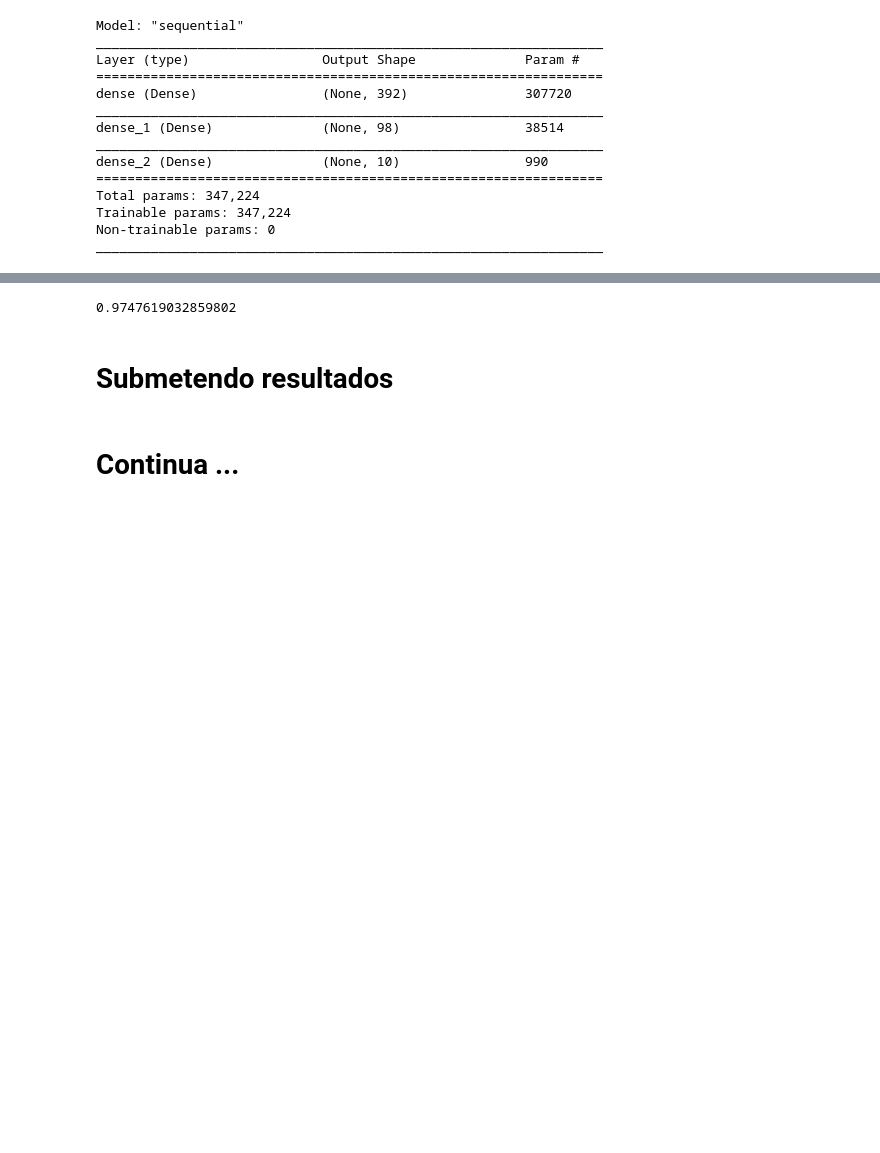
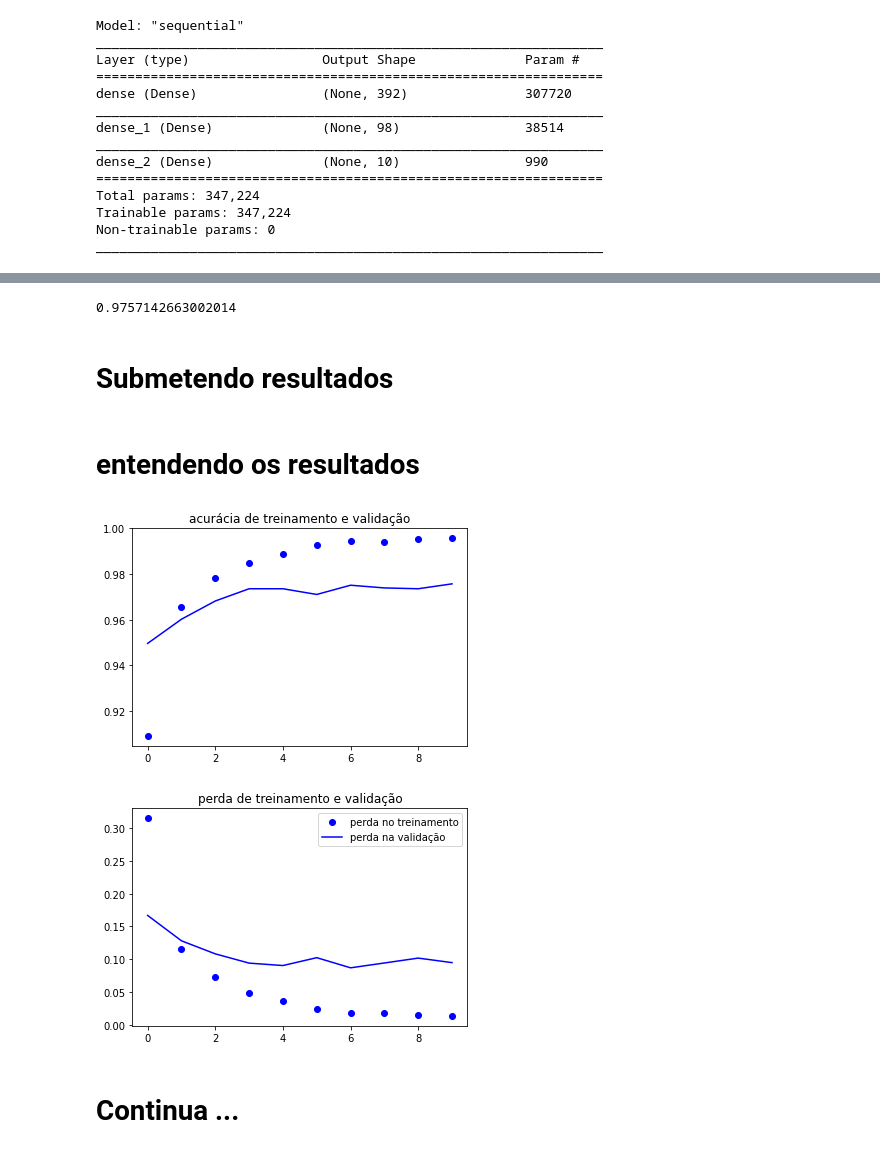
Before and after one commit to caruazu/transformacao-de-fourrie, a Jupyter notebook: mnist.ipynb, the cells around one changed output, grey strips where cells are left out. Cells and saved outputs as stored; diff of their text form; code cells hidden in the pictures; blank space fills up the shorter version.

```diff
--- a/mnist.ipynb
+++ b/mnist.ipynb
@@ -134,7 +134,7 @@ model.compile(
     metrics = ['accuracy']
 )
 # %%
-model.fit(
+historico = model.fit(
     imagens_treino,
     digitos_treino_categorical,
     batch_size = 100,
@@ -170,7 +169,7 @@ teste_erro, teste_acurarica = model.evaluate(imagens_teste, digitos_teste_catego
 # %%
 print(teste_acurarica)
 # %% [output]
-0.9747619032859802
+0.9757142663002014
 # %% [markdown]
 # Submetendo resultados
 # %%
@@ -191,2 +190,27 @@ resultados_df.to_csv('resultado.csv', index=False)
+# %% [markdown]
+# entendendo os resultados
+# %%
+acc = historico.history['accuracy']
+val_acc = historico.history['val_accuracy']
+loss = historico.history['loss']
+val_loss = historico.history['val_loss']
+
+epochs = range(len(acc))
+
+plt.plot(epochs, acc, 'bo', label='acurácia no treinamento')
+plt.plot(epochs, val_acc, 'b', label='acurácia na validação')
+plt.title('acurácia de treinamento e validação')
+
+plt.figure()
+
+plt.plot(epochs, loss, 'bo', label='perda no treinamento')
+plt.plot(epochs, val_loss, 'b', label='perda na validação')
+plt.title('perda de treinamento e validação')
+plt.legend()
+
+plt.show()
+# %% [output]
+[figure, added]
+[figure, added]
 # %% [markdown]
 # Continua ...
```
Also changed, not shown: parts of 4 cells of this notebook.
